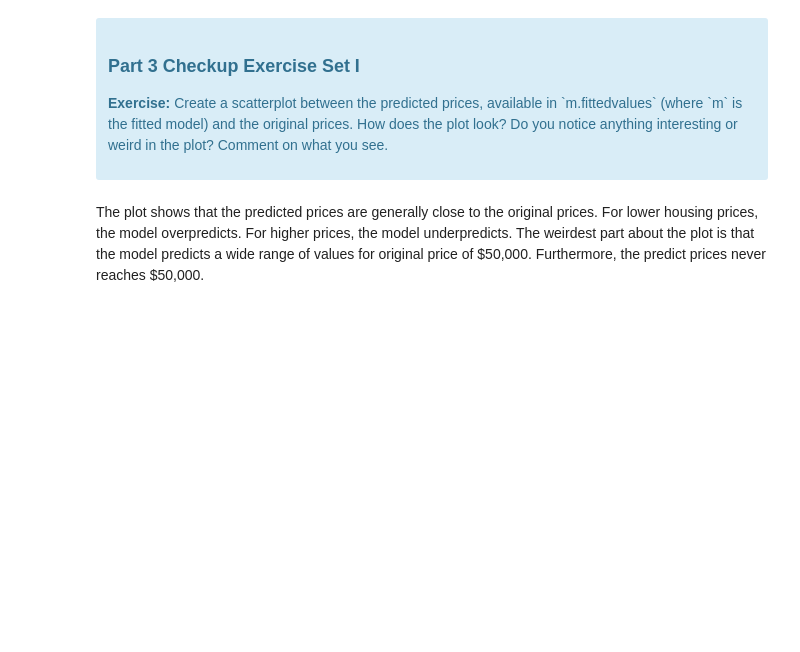
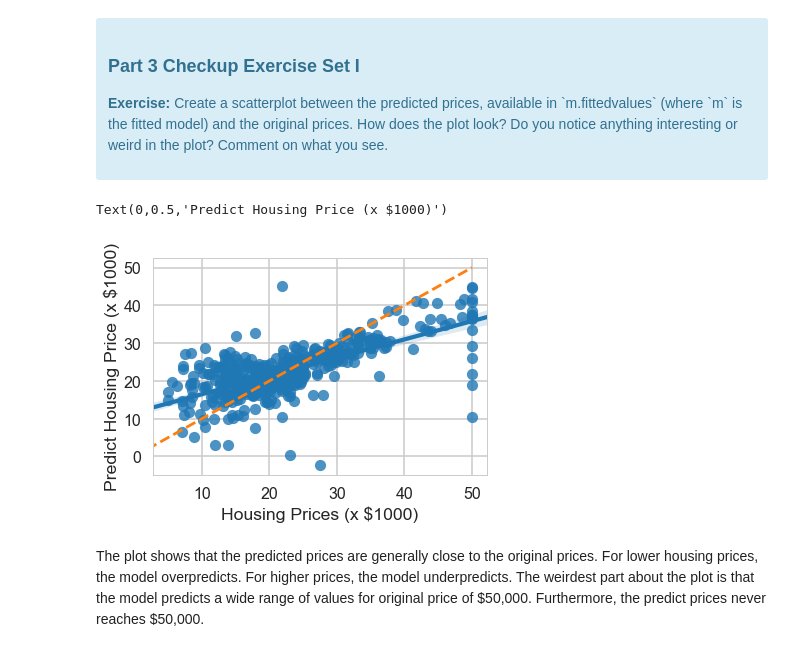
Before and after one commit to wsjk/linear_regression, a Jupyter notebook: Mini_Project_Linear_Regression.ipynb, the cells around one changed output. Cells and saved outputs as stored; diff of their text form; code cells hidden in the pictures; blank space fills up the shorter version.

```diff
--- a/Mini_Project_Linear_Regression.ipynb
+++ b/Mini_Project_Linear_Regression.ipynb
@@ -364,10 +460,13 @@ Let's see how our model actually fit our data. We can see below that there is a
 # %%
 x = np.linspace(0, 50)
 y = x
-plt.scatter(bos.PRICE, m.fittedvalues)
+sns.regplot(bos.PRICE, m.fittedvalues)
 plt.plot(x,y,'--')
 plt.xlabel('Housing Prices (x $1000)')
 plt.ylabel('Predict Housing Price (x $1000)')
+# %% [output]
+Text(0,0.5,'Predict Housing Price (x $1000)')
+[figure, added]
 # %% [markdown]
 The plot shows that the predicted prices are generally close to the original prices. For lower housing prices, the model overpredicts. For higher prices, the model underpredicts. The weirdest part about the plot is that the model predicts a wide range of values for original price of \$50,000. Furthermore, the predict prices never reaches \$50,000.
 # %% [markdown]
```
Also changed, not shown: parts of 38 cells of this notebook.
